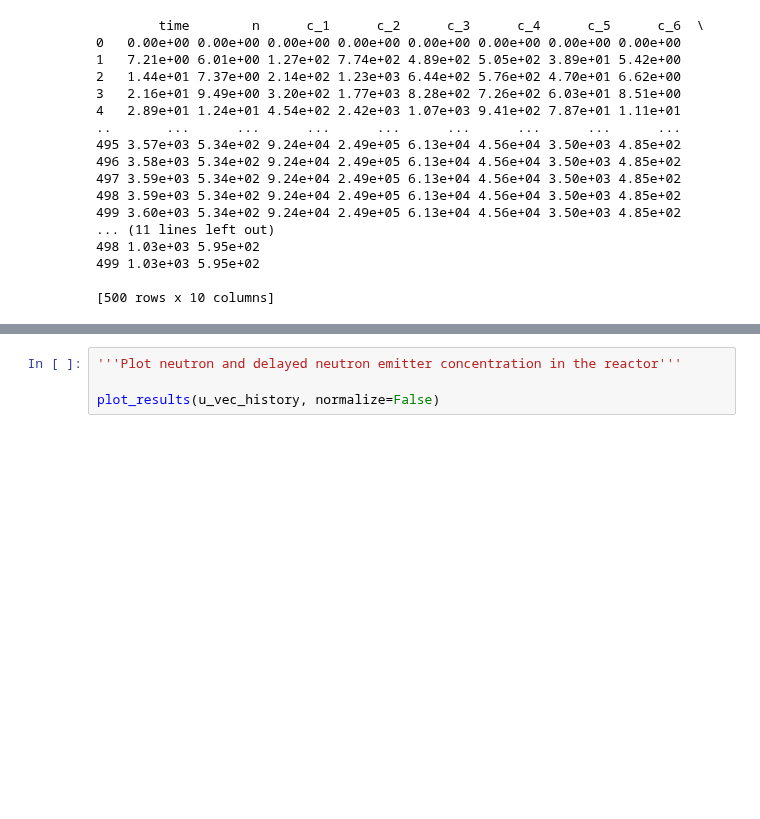
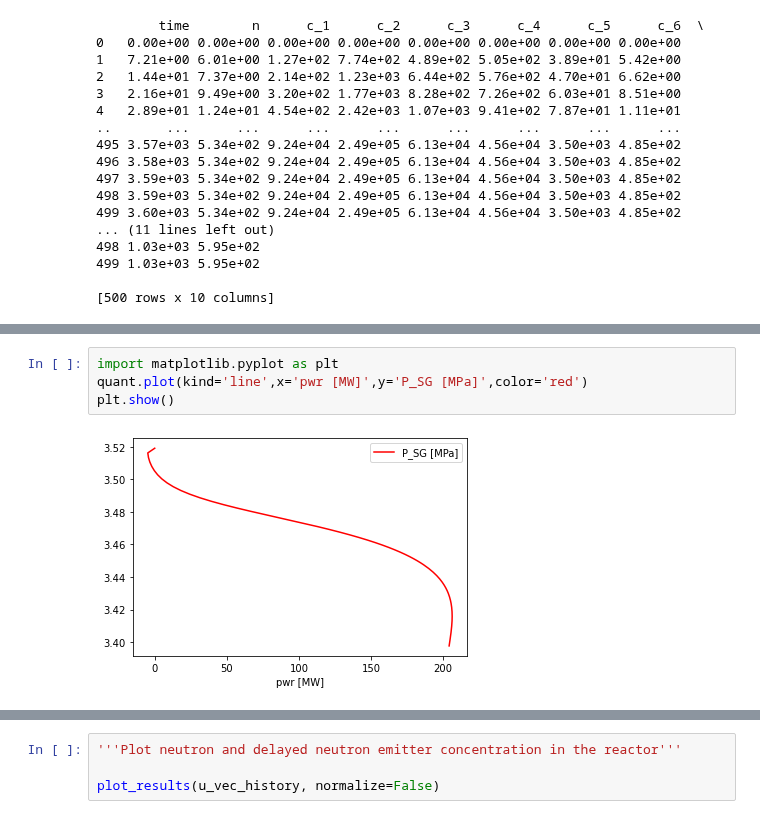
Before and after one commit to dpploy/engy-4390, a Jupyter notebook: projects/sm-pwr/project-report.ipynb, the cells around one changed output, grey strips where cells are left out. Saved outputs shown, nothing was run; the diff lists cells and outputs as text; blank space fills up the shorter version.

```diff
--- a/projects/sm-pwr/project-report.ipynb
+++ b/projects/sm-pwr/project-report.ipynb
@@ -1030,0 +1039,6 @@ quant
+# %%
+import matplotlib.pyplot as plt
+quant.plot(kind='line',x='pwr [MW]',y='P_SG [MPa]',color='red')
+plt.show()
+# %% [output]
+[figure, added]
```
Also changed, not shown: parts of 9 cells of this notebook.
